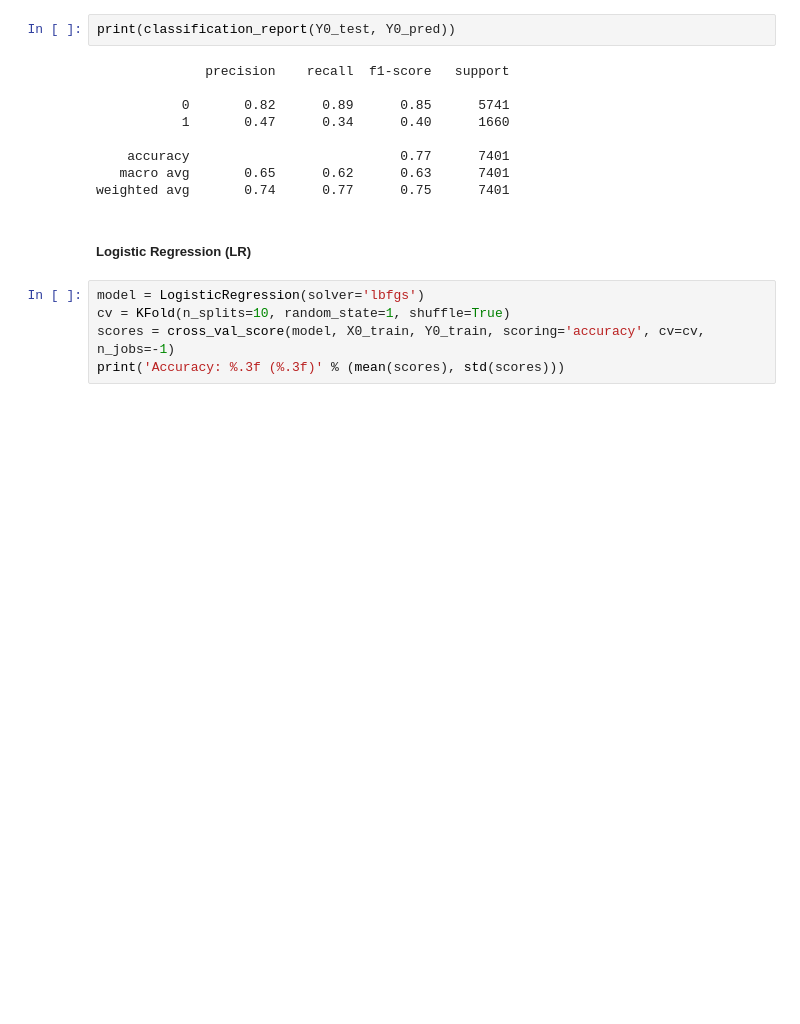
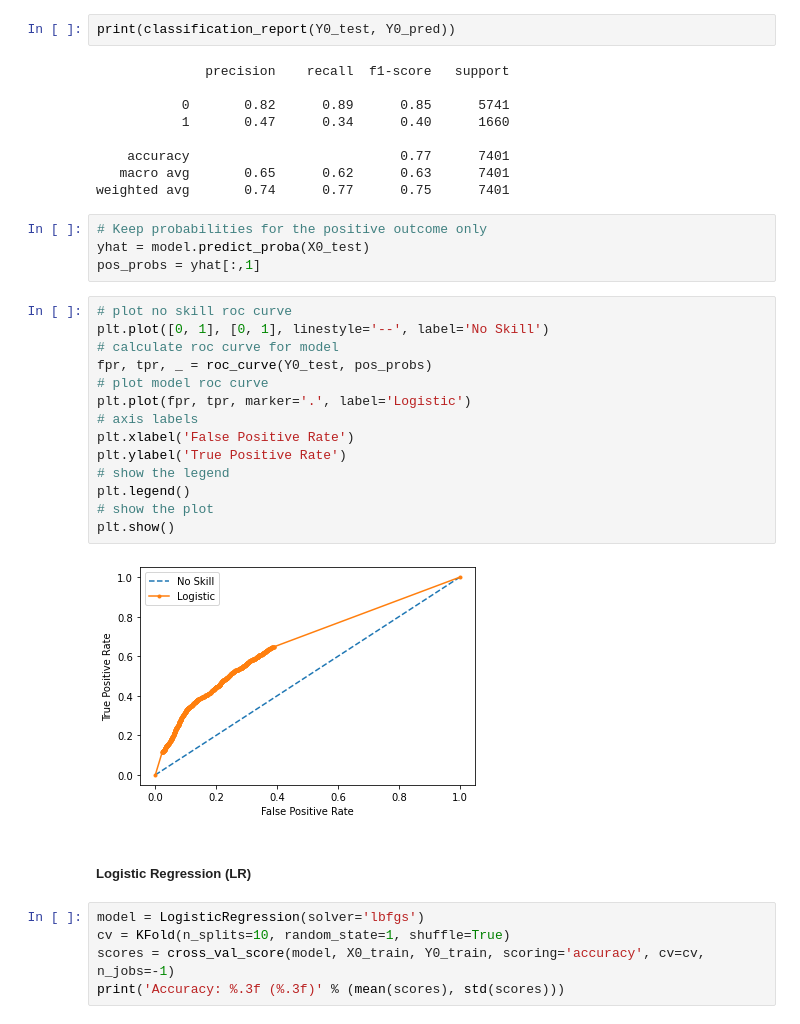
Before and after one commit to Bryan-Suelo/machine_learning, a Jupyter notebook: default_credit_card_clients/default_credit_card.ipynb, the cells around one changed output. Saved outputs shown, nothing was run; the diff lists cells and outputs as text; blank space fills up the shorter version.

```diff
--- a/default_credit_card_clients/default_credit_card.ipynb
+++ b/default_credit_card_clients/default_credit_card.ipynb
@@ -667,6 +687,26 @@ print(classification_report(Y0_test, Y0_pred))
     accuracy                           0.77      7401
    macro avg       0.65      0.62      0.63      7401
 weighted avg       0.74      0.77      0.75      7401
+# %%
+# Keep probabilities for the positive outcome only
+yhat = model.predict_proba(X0_test)
+pos_probs = yhat[:,1]
+# %%
+# plot no skill roc curve
+plt.plot([0, 1], [0, 1], linestyle='--', label='No Skill')
+# calculate roc curve for model
+fpr, tpr, _ = roc_curve(Y0_test, pos_probs)
+# plot model roc curve
+plt.plot(fpr, tpr, marker='.', label='Logistic')
+# axis labels
+plt.xlabel('False Positive Rate')
+plt.ylabel('True Positive Rate')
+# show the legend
+plt.legend()
+# show the plot
+plt.show()
+# %% [output]
+[figure, added]
 # %% [markdown]
 ##### Logistic Regression (LR)
 # %%
```
Also changed, not shown: parts of 8 cells of this notebook.
